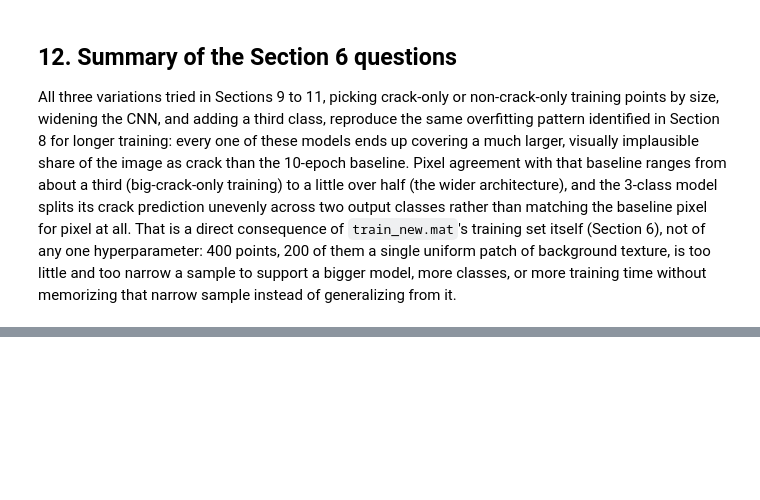
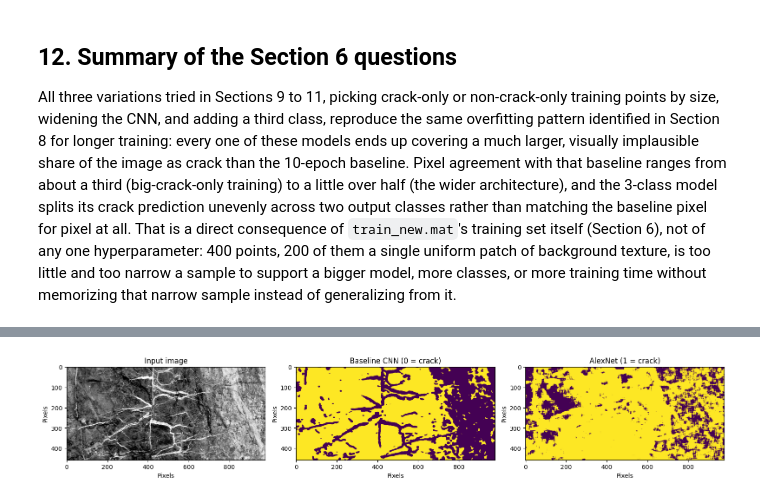
Before and after one commit to ErnaneJ/PPGEEC2327, a Jupyter notebook: exercises/04/exercise_4.ipynb, the cells around one changed output, grey strips where cells are left out. Drawn from its saved outputs; the diff is of its cells as text; code cells hidden in the pictures; blank space fills up the shorter version.

Commit message:
Exercise 4: add AlexNet experiment as bonus section

```diff
--- a/exercises/04/exercise_4.ipynb
+++ b/exercises/04/exercise_4.ipynb
@@ -614,0 +628,87 @@ sample instead of generalizing from it.
+# %%
+import torchvision.models as models
+import time
+
+IMAGENET_MEAN = torch.tensor([0.485, 0.456, 0.406]).view(1, 3, 1, 1)
+IMAGENET_STD = torch.tensor([0.229, 0.224, 0.225]).view(1, 3, 1, 1)
+
+
+def to_alexnet_input(patches):
+    t = torch.tensor(patches, dtype=torch.float32).unsqueeze(1)
+    t = F.interpolate(t, size=(224, 224), mode="bilinear", align_corners=True)
+    t = (t + 1.0) / 2.0  # data is in [-1, 1]; AlexNet expects [0, 1] before normalization
+    t = t.repeat(1, 3, 1, 1)
+    t = (t - IMAGENET_MEAN) / IMAGENET_STD
+    return t
+
+
+device = torch.device("mps" if torch.backends.mps.is_available() else "cpu")
+
+alexnet = models.alexnet(weights=models.AlexNet_Weights.IMAGENET1K_V1)
+for p in alexnet.features.parameters():
+    p.requires_grad = False
+torch.manual_seed(0)
+alexnet.classifier[6] = nn.Linear(4096, 2)
+alexnet = alexnet.to(device)
+
+opt = torch.optim.Adam(alexnet.classifier[6].parameters(), lr=1e-3)
+criterion = nn.CrossEntropyLoss()
+X_train = to_alexnet_input(train_patches).to(device)
+y_train = torch.tensor(label[0], dtype=torch.long).to(device)
+
+n_epochs, batch_size = 15, 32
+n = X_train.shape[0]
+rng = np.random.default_rng(0)
+t0 = time.time()
+for epoch in range(n_epochs):
+    perm = rng.permutation(n)
+    for b in range(0, n, batch_size):
+        idx = perm[b:b + batch_size]
+        opt.zero_grad()
+        out = alexnet(X_train[idx])
+        loss = criterion(out, y_train[idx])
+        loss.backward()
+        opt.step()
+print(f"AlexNet training time: {time.time() - t0:.1f}s")
+
+alexnet.eval()
+with torch.no_grad():
+    alexnet_train_acc = (alexnet(X_train).argmax(1) == y_train).float().mean().item()
+print(f"AlexNet training accuracy after {n_epochs} epochs: {alexnet_train_acc:.1%}")
+
+
+def classify_full_image_alexnet(model, chunk_size=512):
+    windows = sliding_window_view(image_pad, (PATCH, PATCH)).reshape(nz * nx, PATCH, PATCH)
+    pred_map = np.zeros(nz * nx, dtype=np.int64)
+    model.eval()
+    with torch.no_grad():
+        for start in range(0, windows.shape[0], chunk_size):
+            batch = to_alexnet_input(windows[start:start + chunk_size]).to(device)
+            pred_map[start:start + chunk_size] = model(batch).argmax(1).cpu().numpy()
+    return pred_map.reshape(nz, nx)
+
+
+t0 = time.time()
+alexnet_label_map = classify_full_image_alexnet(alexnet)
+print(f"AlexNet full-image inference time: {time.time() - t0:.1f}s")
+
+alexnet_crack_fraction = (alexnet_label_map == 1).mean()
+baseline_crack_fraction = (label_map == 0).mean()
+agreement = ((label_map == 0) == (alexnet_label_map == 1)).mean()
+print(f"Baseline crack fraction: {baseline_crack_fraction:.1%}")
+print(f"AlexNet crack fraction: {alexnet_crack_fraction:.1%}")
+print(f"Pixel agreement between baseline and AlexNet: {agreement:.1%}")
+
+fig, axes = plt.subplots(1, 3, figsize=(16, 5))
+axes[0].imshow(image_input, cmap="gray")
+axes[0].set_title("Input image")
+axes[1].imshow(label_map, cmap="viridis")
+axes[1].set_title("Baseline CNN (0 = crack)")
+axes[2].imshow(alexnet_label_map, cmap="viridis")
+axes[2].set_title("AlexNet (1 = crack)")
+for ax in axes:
+    ax.set_xlabel("Pixels")
+    ax.set_ylabel("Pixels")
+plt.tight_layout()
+plt.show()
+# %% [output]
@@ -614,0 +721 @@ sample instead of generalizing from it.
+[figure, added]
```
Also changed, not shown: parts of 3 cells of this notebook.
